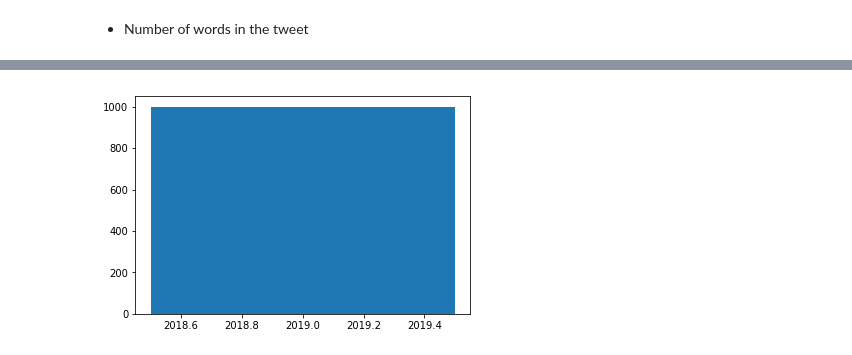
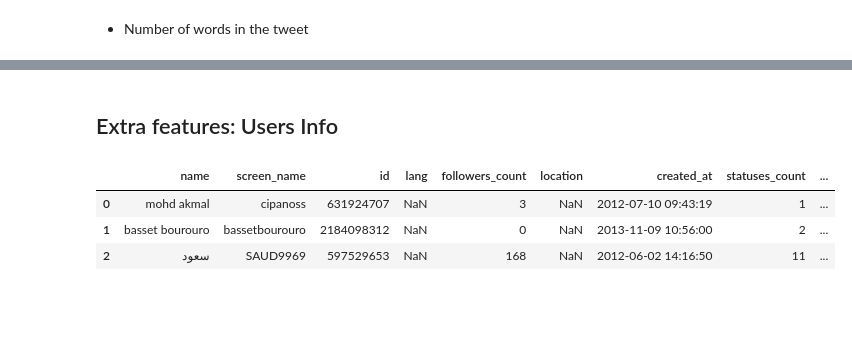
Before and after one commit to jgdelrio/tutorials, a Jupyter notebook: TextMining/02_Tweets_featuring.ipynb, the cells around one changed output, grey strips where cells are left out. Cells and saved outputs as stored; diff of their text form; code cells hidden in the pictures; blank space fills up the shorter version.

```diff
--- a/TextMining/02_Tweets_featuring.ipynb
+++ b/TextMining/02_Tweets_featuring.ipynb
@@ -179,8 +177 @@ tweets_df.head()
-# %%
-years = [k.year for k in tweets_df['created_at']]
-
-plt.hist(years, bins = len(set(years)) )
-plt.ticklabel_format(useOffset=False)
-# %% [output]
-[figure, removed]
 # %%
@@ -187,0 +179,9 @@ tweets_df.to_csv(OUTPUT_FILE, index=False)
+# %% [markdown]
+## Extra features: Users Info
+# %%
+users_df.head(3)
+# %% [output]
+|  | name | screen_name | id | lang | followers_count | location | created_at | statuses_count | ... |
+| 0 | mohd akmal | cipanoss | 631924707 | NaN | 3 | NaN | 2012-07-10 09:43:19 | 1 | ... |
+| 1 | basset bourouro | bassetbourouro | 2184098312 | NaN | 0 | NaN | 2013-11-09 10:56:00 | 2 | ... |
+| 2 | سعود | SAUD9969 | 597529653 | NaN | 168 | NaN | 2012-06-02 14:16:50 | 11 | ... |
```
Also changed, not shown: parts of 18 cells of this notebook, 4 other files.
